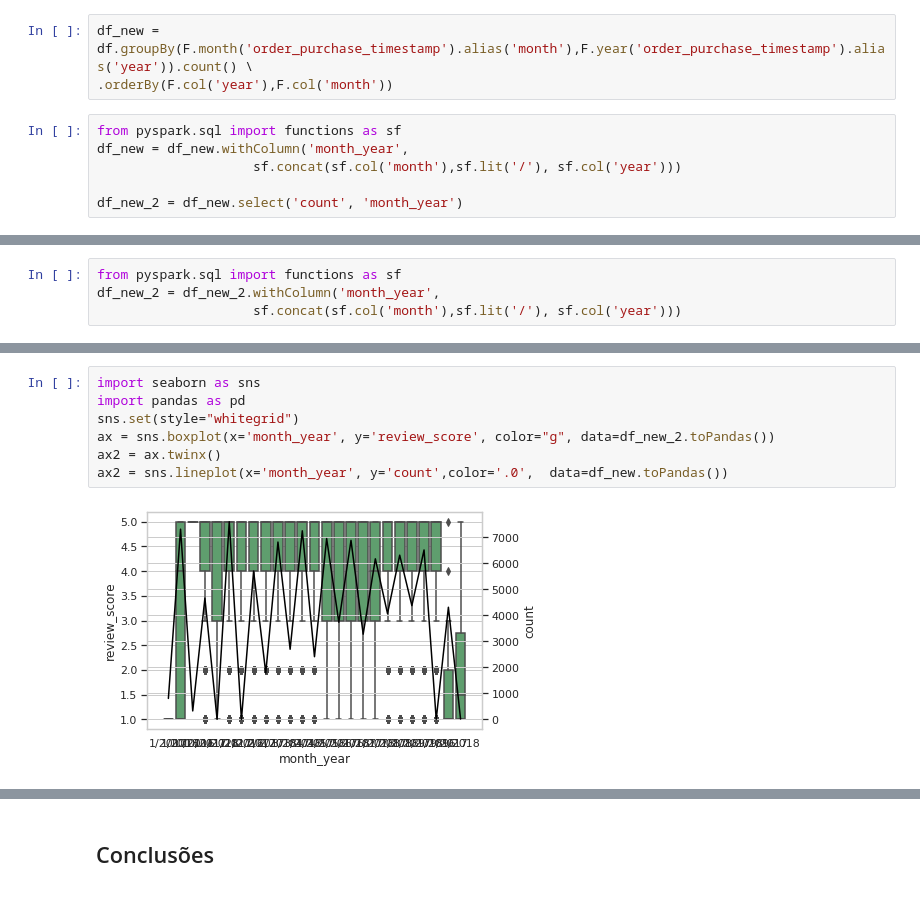
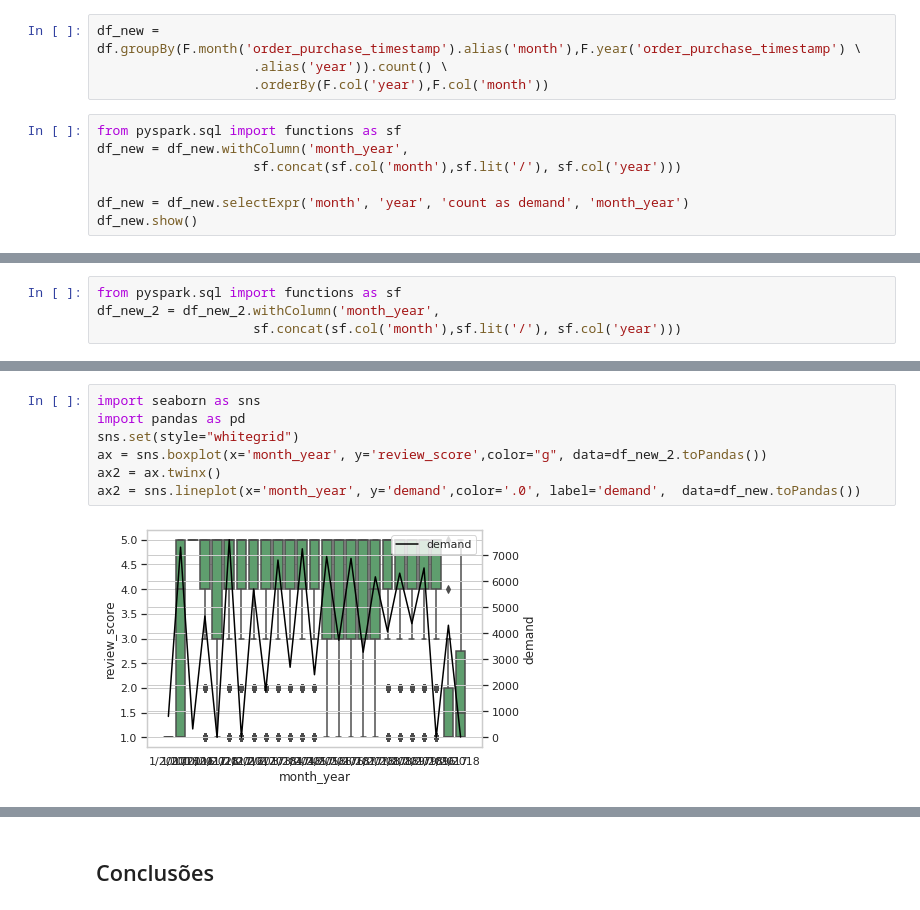
Before and after one commit to IuriSly/DnA-POC-olist, a Jupyter notebook: hypothesis_0_1_5.ipynb, the cells around one changed output, grey strips where cells are left out. Cells and saved outputs as stored; diff of their text form.

```diff
--- a/hypothesis_0_1_5.ipynb
+++ b/hypothesis_0_1_5.ipynb
@@ -88,11 +88,13 @@ Porcentagem de pedidos atrasados com nota >= 3: 45.41
 import pandas as pd
 import matplotlib.pyplot as plt
 # %%
-df_new = df.groupBy(F.month('order_purchase_timestamp').alias('month'),F.year('order_purchase_timestamp').alias('year')).count() \
-.orderBy(F.col('year'),F.col('month'))
+df_new = df.groupBy(F.month('order_purchase_timestamp').alias('month'),F.year('order_purchase_timestamp') \
+                    .alias('year')).count() \
+                    .orderBy(F.col('year'),F.col('month'))
 # %%
 from pyspark.sql import functions as sf
 df_new = df_new.withColumn('month_year',
                     sf.concat(sf.col('month'),sf.lit('/'), sf.col('year')))
 
-df_new_2 = df_new.select('count', 'month_year')
+df_new = df_new.selectExpr('month', 'year', 'count as demand', 'month_year')
+df_new.show()
@@ -170,9 +190,9 @@ only showing top 20 rows
 # %%
 import seaborn as sns
 import pandas as pd
 sns.set(style="whitegrid")
-ax = sns.boxplot(x='month_year', y='review_score', color="g", data=df_new_2.toPandas())
+ax = sns.boxplot(x='month_year', y='review_score',color="g", data=df_new_2.toPandas())
 ax2 = ax.twinx()
-ax2 = sns.lineplot(x='month_year', y='count',color='.0',  data=df_new.toPandas())
+ax2 = sns.lineplot(x='month_year', y='demand',color='.0', label='demand',  data=df_new.toPandas())
 # %% [output]
-[figure, old version]
+[figure, new version]
```
Also changed, not shown: parts of 3 cells of this notebook, 2 other files.
